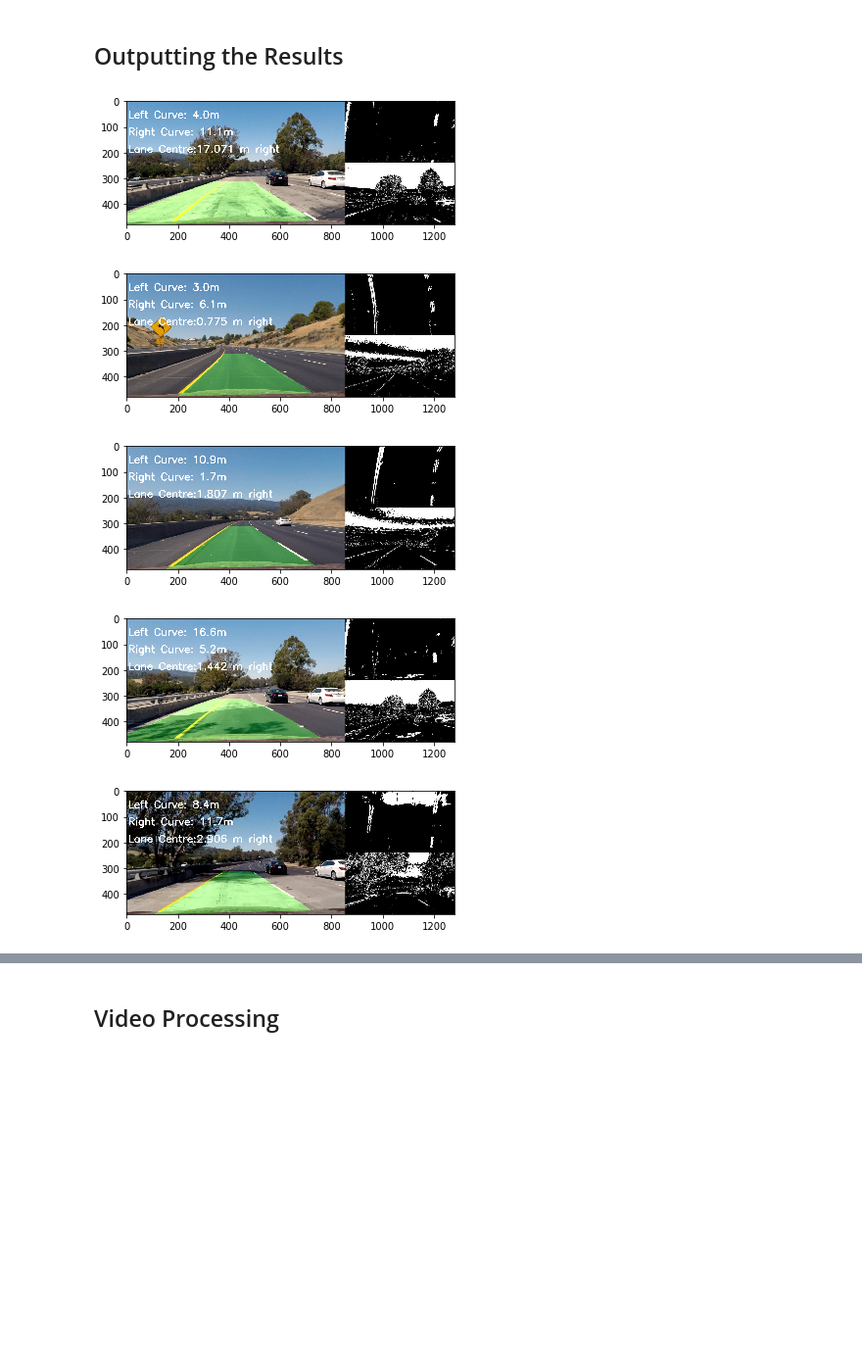
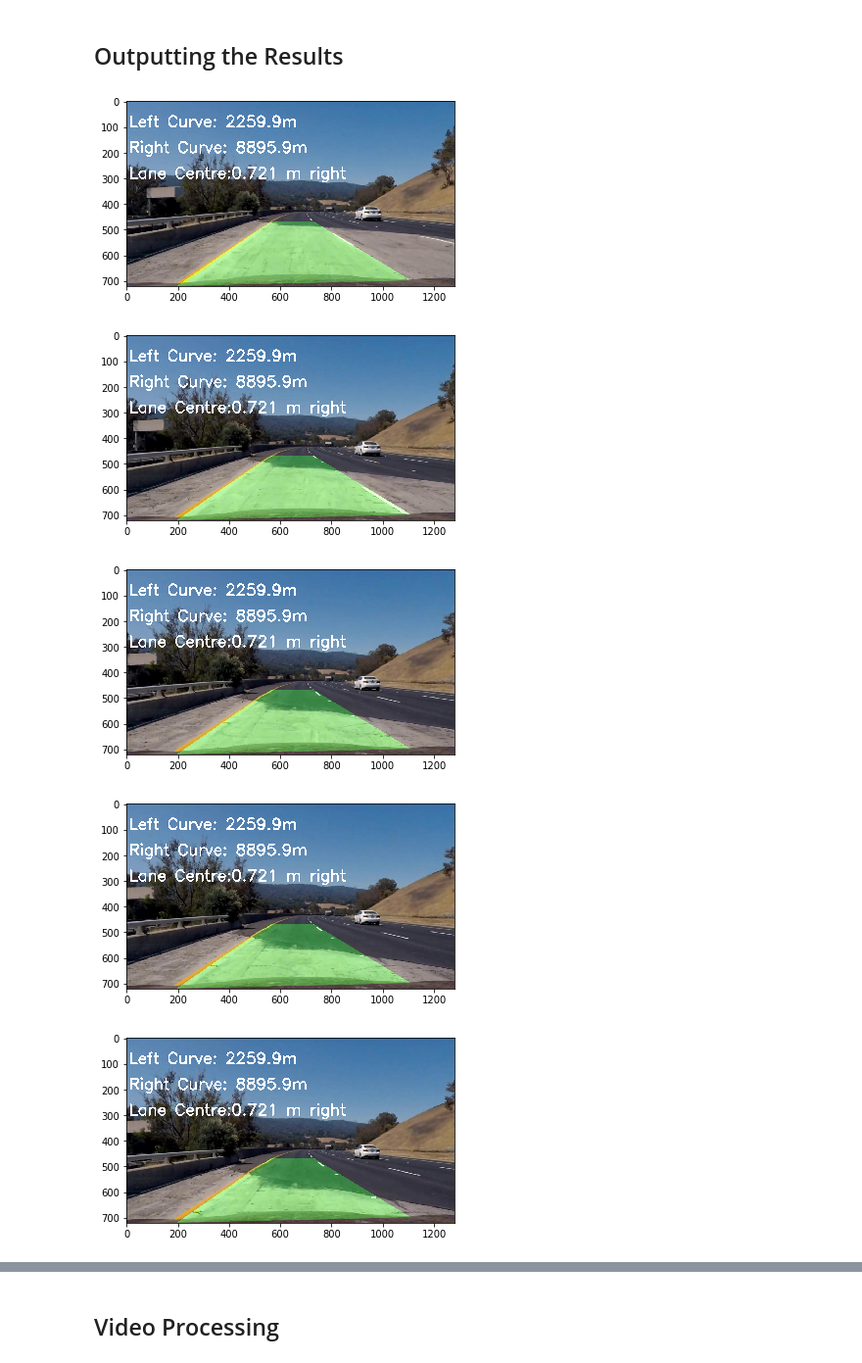
Before and after one commit to ergorham/CarND-AdvancedLaneLinesProject, a Jupyter notebook: AdvLaneLines.ipynb, the cells around one changed output, grey strips where cells are left out. Shown at 98% size. Drawn from its saved outputs; the diff is of its cells as text; code cells hidden in the pictures; blank space fills up the shorter version.

```diff
--- a/AdvLaneLines.ipynb
+++ b/AdvLaneLines.ipynb
@@ -333,7 +334,7 @@ def test_thresh(img):
 
     return (four,three,v_chan) #binary image
 # %%
-color_binary = thresh_and_binary(corrected_img)
+color_binary = thresh_and_binary_RGB(corrected_img)
 plt.figure(num=1)
 plt.imshow(color_binary,cmap='gray')
 #plt.imsave("./output_images/binaryImage.png",color_binary,cmap='gray')
@@ -485,15 +543,15 @@ def projectLines(warped,ploty,left_fitx,right_fitx):
 # %%
 def distFromCentre(left_fit,right_fit,xscale):
     #takes the fit formulas to report the left and right x end pts of the fit lines at the base of the image
-    leftx = left_fit[0]*0**2 + left_fit[1]*0 + left_fit[2]
-    rightx = right_fit[0]*0**2 + right_fit[1]*0 + right_fit[2]
+    leftx = (left_fit[0]*30)**2 + left_fit[1]*30 + left_fit[2]
+    rightx = (right_fit[0]*30)**2 + right_fit[1]*30 + right_fit[2]
     laneCentre=rightx-leftx
     #640 pixels is the centre of the image, where the camera is mounted
     #>0 indicates right, <0 indicates left of centre
     return np.around((laneCentre-640)*xscale,3) #convert to metres
 # %%
 vis_out = np.dstack((binary_warped,binary_warped,binary_warped))*255
-lfit,rfit,ploty,leftx,rightx,vis_out = fitLanes(binary_warped,nwindows=9,margin=100,minpix=50,visualize=True)
+lfit,rfit,ploty,leftx,rightx,vis_out = fitLanes(binary_warped,leftLine,rightLine,nwindows=9,margin=100,minpix=50,visualize=True)
 plt.figure(num=1)
 plt.imshow(vis_out)
 #plt.imsave('./output_images/windowedFit.png',vis_out)
@@ -503,13 +561,18 @@ lfit_cr = np.polyfit(ploty*ym_per_pix,leftx*xm_per_pix,2)
 rfit_cr = np.polyfit(ploty*ym_per_pix,rightx*xm_per_pix,2)
 leftAngle = "Left Curve: {0}m".format(Rcurve(lfit_cr,ploty,ym_per_pix))
 rightAngle = "Right Curve: {0}m".format(Rcurve(rfit_cr,ploty,ym_per_pix))
+dist = distFromCentre(lfit,rfit,xm_per_pix)
+strOut = "Lane Centre:{0} m ".format(abs(dist))
 color_warp = projectLines(binary_warped,ploty,leftx,rightx)
 newwarp = warp(color_warp,M_inv,True)
 result = cv2.addWeighted(corrected_img,1,newwarp,0.3,0)
 cv2.putText(result,leftAngle,(10,100),cv2.FONT_HERSHEY_SIMPLEX,2,(255,255,255),5)
 cv2.putText(result,rightAngle,(10,200),cv2.FONT_HERSHEY_SIMPLEX,2,(255,255,255),5)
+cv2.putText(result,strOut,(10,300),cv2.FONT_HERSHEY_SIMPLEX,2,(255,255,255),5)
 print(distFromCentre(lfit,rfit,xm_per_pix))
+print("Left A:{0} B:{1} C:{2}".format(lfit_cr[0],lfit_cr[1],lfit_cr[2]))
+print("Right A:{0} B:{1} C:{2}".format(rfit_cr[0],rfit_cr[1],rfit_cr[2]))
 plt.figure(num=2)
 plt.imshow(cv2.cvtColor(result,cv2.COLOR_BGR2RGB))
-plt.imsave('./output_images/processedImage.png',cv2.cvtColor(result,cv2.COLOR_BGR2RGB))
+#plt.imsave('./output_images/processedImage.png',cv2.cvtColor(result,cv2.COLOR_BGR2RGB))
 # %% [output]
@@ -519,12 +585,12 @@ plt.imsave('./output_images/processedImage.png',cv2.cvtColor(result,cv2.COLOR_BG
 # %% [markdown]
 ## Outputting the Results
 # %%
-def pipeline(img,nwindows=9,margin=100,minpix=50,xm_per_pix=30/720,ym_per_pix=3.7/700):
+def pipeline(img,nwindows=9,margin=100,minpix=50,xm_per_pix=3.7/700,ym_per_pix=30/720):
     # undistort
     corrected_img = cv2.undistort(img,camParams.mtx,camParams.dist,None,camParams.mtx)
     binary = thresh_and_binary_RGB(corrected_img)
     binary_warped = warp(binary,M)
-    lfit,rfit,ploty,leftx,rightx = fitLanes(binary_warped,nwindows,margin,minpix)
+    lfit,rfit,ploty,leftx,rightx = fitLanes(binary_warped,leftLine,rightLine,nwindows,margin,minpix)
     lfit_cr = np.polyfit(ploty*ym_per_pix,leftx*xm_per_pix,2)
     rfit_cr = np.polyfit(ploty*ym_per_pix,rightx*xm_per_pix,2)
     color_warp = projectLines(binary_warped,ploty,leftx,rightx)
@@ -584,15 +657,19 @@ def generateClip(video,start,end):
 # %%
-testImages = glob.glob('./test_images/test*.jpg')
+testImages = glob.glob('./debug_images/4.*5.jpg')
+#testImages = glob.glob('./debug_images/2.5.png')
 i=1
+leftLine = Line()
+rightLine = Line()
 for file in testImages:
-    img = cv2.imread(file)
-    result = debugPipeline(img,9,100,50)
+    img = plt.imread(file)
+    result = pipeline(img,9,100,50)
     plt.figure(num=i)
-    plt.imshow(cv2.cvtColor(result,cv2.COLOR_BGR2RGB))
+    #plt.imshow(cv2.cvtColor(result,cv2.COLOR_BGR2RGB))
+    plt.imshow(result)
     i+=1
 # %% [output]
-[figure, old version]
+[figure, new version]
-[figure, old version]
+[figure, new version]
-[figure, old version]
+[figure, new version]
-[figure, old version]
+[figure, new version]
-[figure, old version]
+[figure, new version]
```
Also changed, not shown: parts of 16 cells of this notebook, 3 other files.
